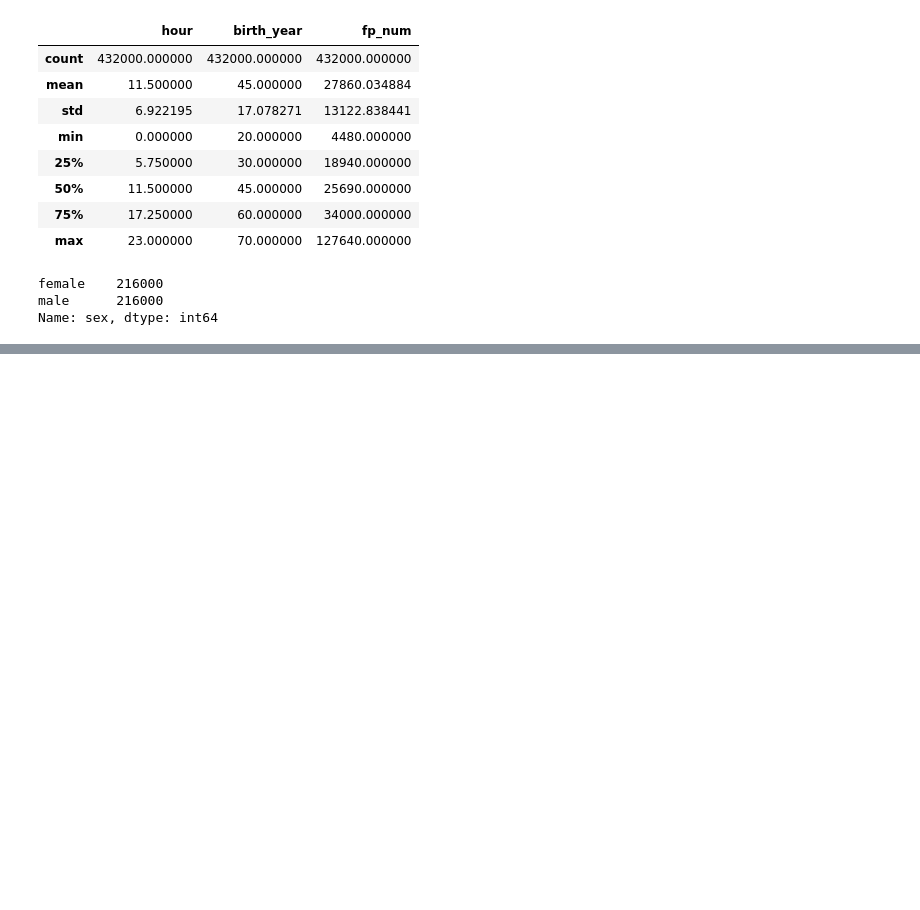
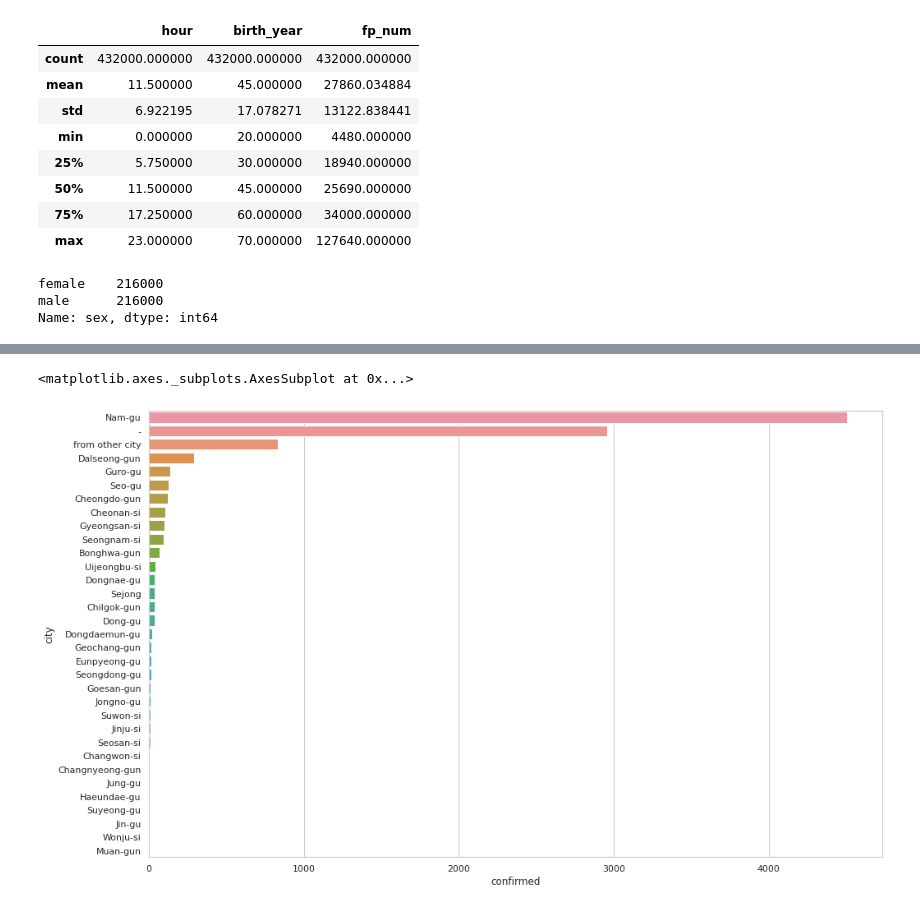
Before and after one commit to chitinglow/Covid19, a Jupyter notebook: COVID19_Exploratory_Analysis.ipynb, the cells around one changed output, grey strips where cells are left out. Drawn from its saved outputs; the diff is of its cells as text; code cells hidden in the pictures; blank space fills up the shorter version.

```diff
--- a/COVID19_Exploratory_Analysis.ipynb
+++ b/COVID19_Exploratory_Analysis.ipynb
@@ -671,0 +670,13 @@ Name: city, dtype: int64
+# %%
+plt.figure(figsize=(16, 10))
+city_case = case[['city', 'confirmed']]
+city_case_group = city_case.groupby('city').sum()
+city_case_group.reset_index(inplace=True)
+city_case_group = city_case_group.sort_values('confirmed', ascending=False)
+
+sns.barplot(y = "city",
+            x = 'confirmed',
+            data = city_case_group)
+# %% [output]
+<matplotlib.axes._subplots.AxesSubplot at 0x...>
+[figure, added]
```
Also changed, not shown: parts of 5 cells of this notebook.
